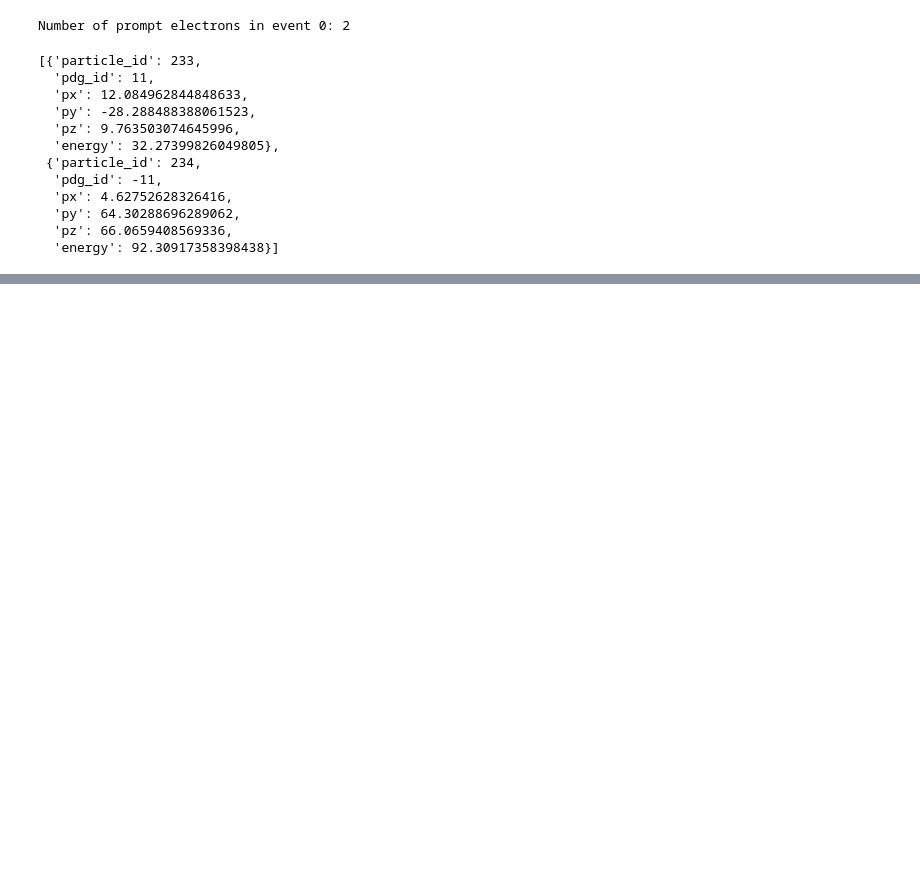
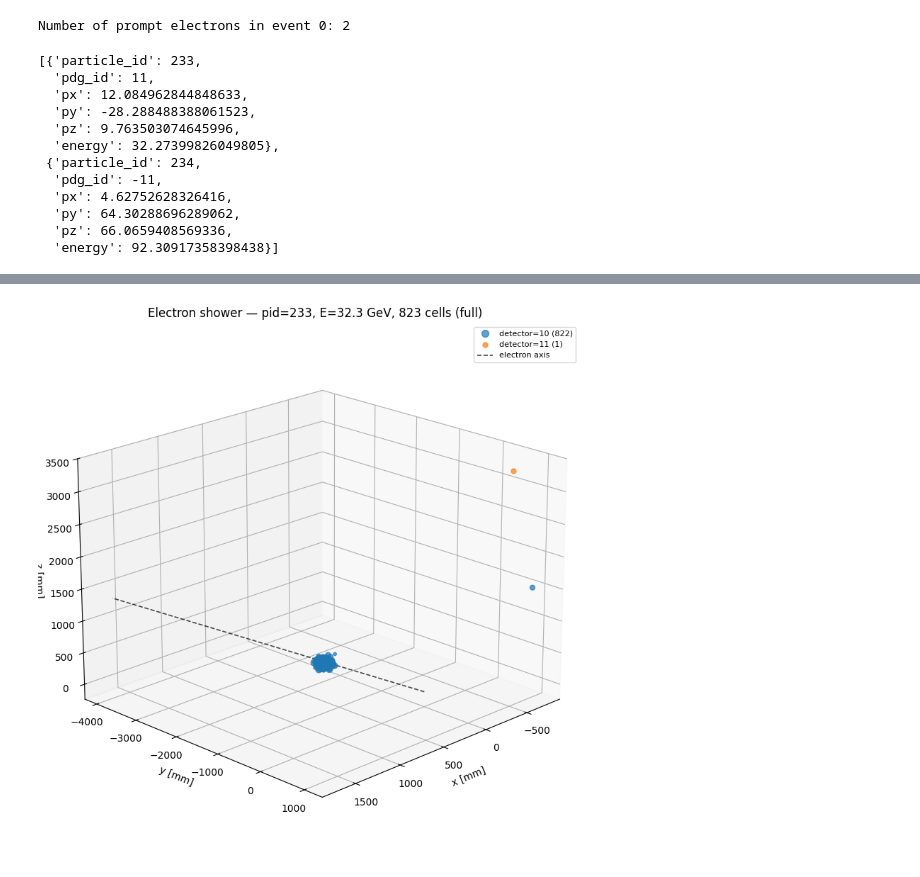
Before and after one commit to lambertloic2005/colliderml-electron-calo, a Jupyter notebook: notebooks/01_plot_gallery.ipynb, the cells around one changed output, grey strips where cells are left out. Cells and saved outputs as stored; diff of their text form; code cells hidden in the pictures; blank space fills up the shorter version.

```diff
--- a/notebooks/01_plot_gallery.ipynb
+++ b/notebooks/01_plot_gallery.ipynb
@@ -105,0 +109,16 @@ plt.show()
+# %%
+# show one 3d shower
+p_row, c_row = io.get_event(frames, 0)
+electrons = io.prompt_electrons(p_row)
+
+electron_pid = electrons[0]["particle_id"]
+
+fig = plots.shower_3d(
+    p_row,
+    c_row,
+    electron_pid=electron_pid,
+    full_shower=True,
+)
+plt.show()
+# %% [output]
+[figure, added]
```
Also changed, not shown: parts of 5 cells of this notebook.
